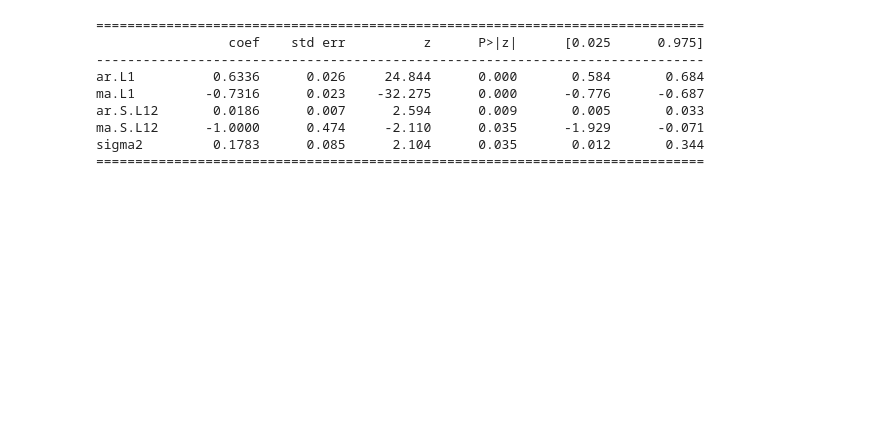
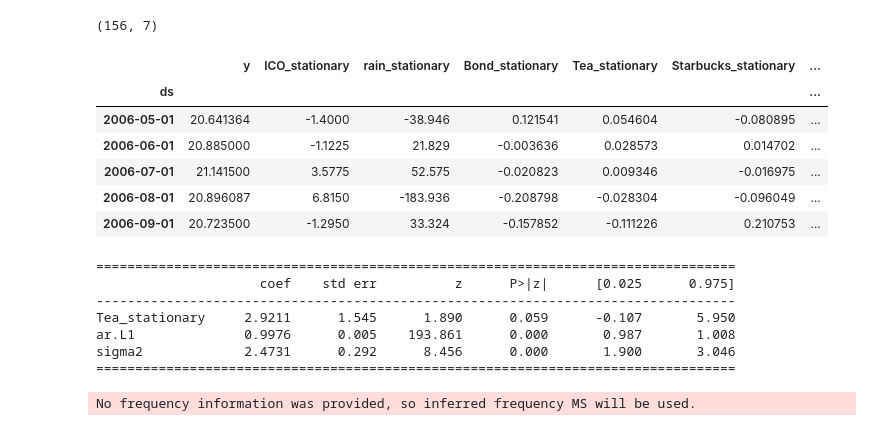
Before and after one commit to denisdunn/mod_4_Time_Series, a Jupyter notebook: coffee_tea_timeseries.ipynb, the cells around one changed output. Saved outputs shown, nothing was run; the diff lists cells and outputs as text; code cells hidden in the pictures; blank space fills up the shorter version.

```diff
--- a/coffee_tea_timeseries.ipynb
+++ b/coffee_tea_timeseries.ipynb
@@ -48,2 +48,0 @@ ts.head(5)
-# %%
-ts=ts.dropna()
@@ -319,20 +320,38 @@ Name: 57, dtype: object
+# %%
+# testing different shapes for sarimax
+ts_test = ts.iloc[154:-1]
+print(ts_test.shape)
+ex=ts_test[['Tea_stationary',]]
+# %% [output]
+(156, 7)
+# %%
+ts_test.head()
+# %% [output]
+|  | y | ICO_stationary | rain_stationary | Bond_stationary | Tea_stationary | Starbucks_stationary | ... |
+| ds |  |  |  |  |  |  | ... |
+| 2006-05-01 | 20.641364 | -1.4000 | -38.946 | 0.121541 | 0.054604 | -0.080895 | ... |
+| 2006-06-01 | 20.885000 | -1.1225 | 21.829 | -0.003636 | 0.028573 | 0.014702 | ... |
+| 2006-07-01 | 21.141500 | 3.5775 | 52.575 | -0.020823 | 0.009346 | -0.016975 | ... |
+| 2006-08-01 | 20.896087 | 6.8150 | -183.936 | -0.208798 | -0.028304 | -0.096049 | ... |
+| 2006-09-01 | 20.723500 | -1.2950 | 33.324 | -0.157852 | -0.111226 | 0.210753 | ... |
 # %%
-ARIMA_MODEL = sm.tsa.statespace.SARIMAX(ts['y'],
-                                order=(1, 1, 1),
-                                seasonal_order=(1, 1, 1, 12),
+# running a Sarimax model with best parameters we found earlier
+# using exogenous variables and found that Tea is the only variable that helps
+model = sm.tsa.statespace.SARIMAX(ts_test['y'],exog=ex,
+                                order=(1, 0, 0),
+                                #seasonal_order=(0, 0, 1, 0),
                                 enforce_stationarity=False,
                                 enforce_invertibility=False)
 
-output = ARIMA_MODEL.fit()
+output = model.fit()
 
 print(output.summary().tables[1])
 # %% [output]
-==============================================================================
-                 coef    std err          z      P>|z|      [0.025      0.975]
-------------------------------------------------------------------------------
-ar.L1          0.6336      0.026     24.844      0.000       0.584       0.684
-ma.L1         -0.7316      0.023    -32.275      0.000      -0.776      -0.687
-ar.S.L12       0.0186      0.007      2.594      0.009       0.005       0.033
-ma.S.L12      -1.0000      0.474     -2.110      0.035      -1.929      -0.071
-sigma2         0.1783      0.085      2.104      0.035       0.012       0.344
-==============================================================================
+==================================================================================
+                     coef    std err          z      P>|z|      [0.025      0.975]
+----------------------------------------------------------------------------------
+Tea_stationary     2.9211      1.545      1.890      0.059      -0.107       5.950
+ar.L1              0.9976      0.005    193.861      0.000       0.987       1.008
+sigma2             2.4731      0.292      8.456      0.000       1.900       3.046
+==================================================================================
+No frequency information was provided, so inferred frequency MS will be used.
```
Also changed, not shown: parts of 95 cells of this notebook, 11 other files.
